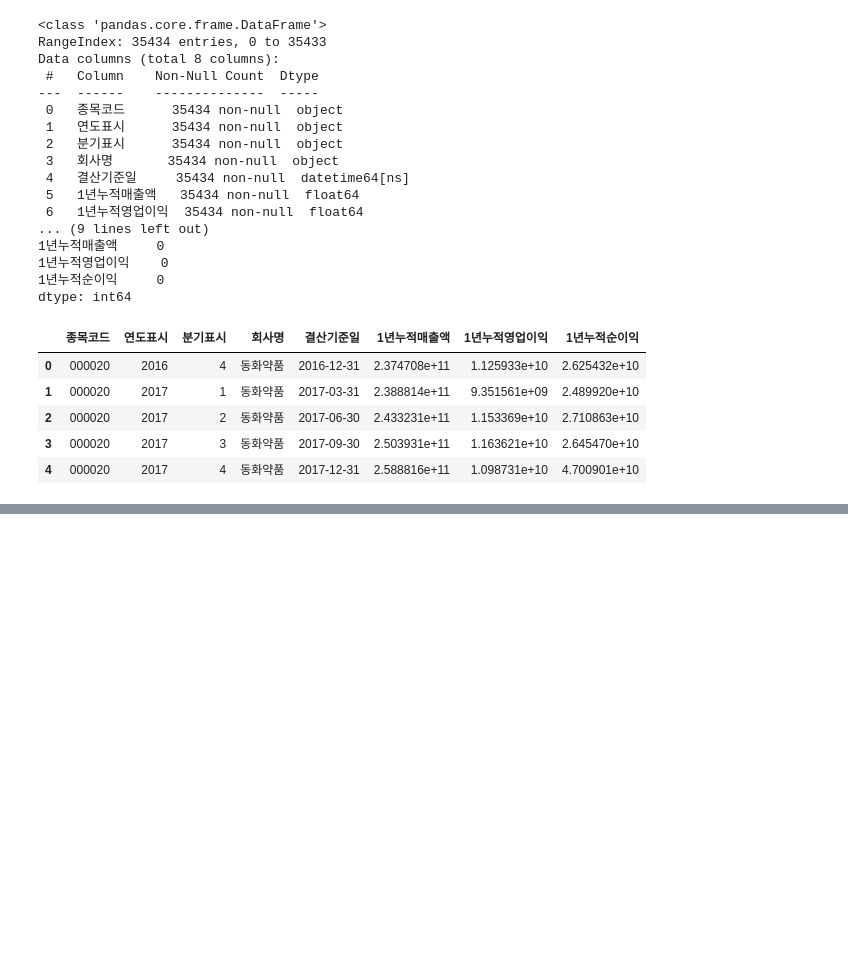
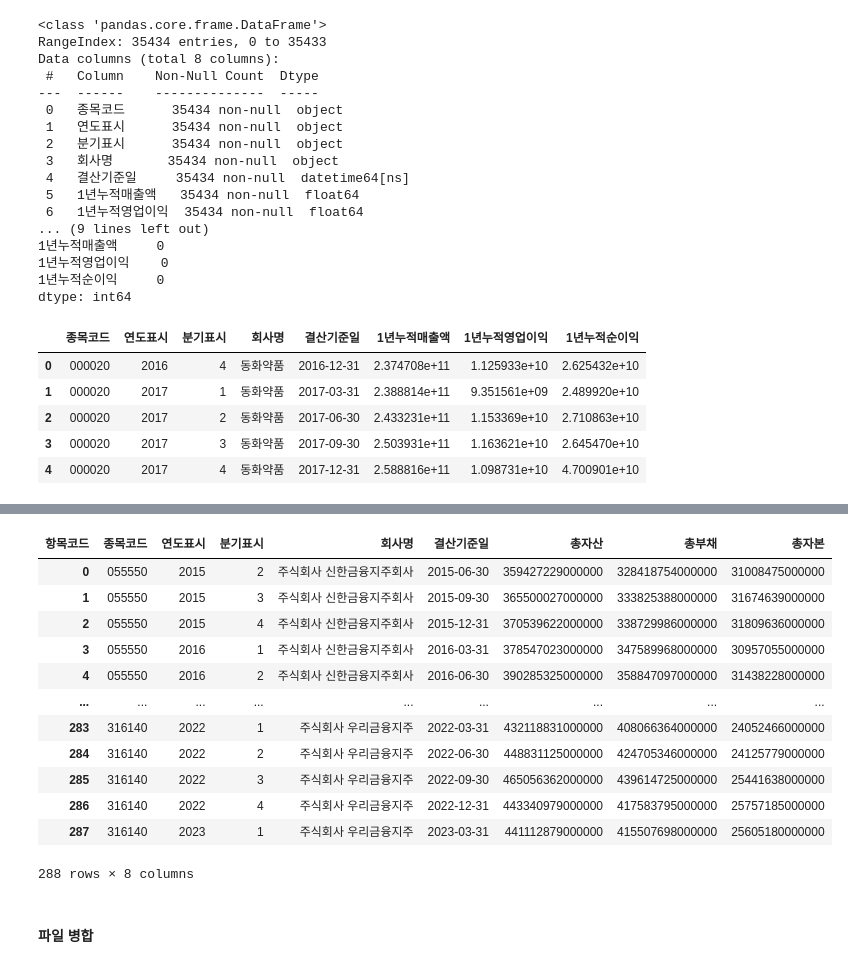
Before and after one commit to Ryong1998/snowball, a Jupyter notebook: 3_Data_Preparation.ipynb, the cells around one changed output, grey strips where cells are left out. Drawn from its saved outputs; the diff is of its cells as text; code cells hidden in the pictures; blank space fills up the shorter version.

```diff
--- a/3_Data_Preparation.ipynb
+++ b/3_Data_Preparation.ipynb
@@ -2600,0 +3076,5 @@ df_PL_final.to_pickle('/content/drive/MyDrive/snowball/data/After_data_preproces
+# %%
+import pandas as pd
+
+df_Bank_BS = pd.read_pickle('/content/drive/MyDrive/snowball/data/After_data_select/df_Bank_BS.pkl')
+df_Bank_BS.head()
@@ -2600,0 +3088,3 @@ df_PL_final.to_pickle('/content/drive/MyDrive/snowball/data/After_data_preproces
+# %%
+df_Bank_BS['분기금액'] = df_Bank_BS['분기금액']*1000000 # 단위가 백만원임으로 수정
+df_Bank_BS.head()
@@ -2600,0 +3098,21 @@ df_PL_final.to_pickle('/content/drive/MyDrive/snowball/data/After_data_preproces
+# %%
+df_Bank_BS = df_Bank_BS.pivot_table(index=['재무제표종류', '종목코드', '회사명', '결산기준일', '연도표시', '분기표시'], columns='항목코드', values='분기금액').reset_index()
+df_Bank_BS = df_Bank_BS.rename(columns={'ifrs-full_Liabilities': '총부채', 'ifrs-full_Equity': '총자본', 'ifrs-full_EquityAndLiabilities':'총자산'})
+df_Bank_BS = df_Bank_BS[['종목코드','연도표시','분기표시','회사명','결산기준일','총자산','총부채','총자본']]
+df_Bank_BS
+# %% [output]
+| 항목코드 | 종목코드 | 연도표시 | 분기표시 | 회사명 | 결산기준일 | 총자산 | 총부채 | 총자본 |
+| 0 | 055550 | 2015 | 2 | 주식회사 신한금융지주회사 | 2015-06-30 | 359427229000000 | 328418754000000 | 31008475000000 |
+| 1 | 055550 | 2015 | 3 | 주식회사 신한금융지주회사 | 2015-09-30 | 365500027000000 | 333825388000000 | 31674639000000 |
+| 2 | 055550 | 2015 | 4 | 주식회사 신한금융지주회사 | 2015-12-31 | 370539622000000 | 338729986000000 | 31809636000000 |
+| 3 | 055550 | 2016 | 1 | 주식회사 신한금융지주회사 | 2016-03-31 | 378547023000000 | 347589968000000 | 30957055000000 |
+| 4 | 055550 | 2016 | 2 | 주식회사 신한금융지주회사 | 2016-06-30 | 390285325000000 | 358847097000000 | 31438228000000 |
+| ... | ... | ... | ... | ... | ... | ... | ... | ... |
+| 283 | 316140 | 2022 | 1 | 주식회사 우리금융지주 | 2022-03-31 | 432118831000000 | 408066364000000 | 24052466000000 |
+| 284 | 316140 | 2022 | 2 | 주식회사 우리금융지주 | 2022-06-30 | 448831125000000 | 424705346000000 | 24125779000000 |
+| 285 | 316140 | 2022 | 3 | 주식회사 우리금융지주 | 2022-09-30 | 465056362000000 | 439614725000000 | 25441638000000 |
+| 286 | 316140 | 2022 | 4 | 주식회사 우리금융지주 | 2022-12-31 | 443340979000000 | 417583795000000 | 25757185000000 |
+| 287 | 316140 | 2023 | 1 | 주식회사 우리금융지주 | 2023-03-31 | 441112879000000 | 415507698000000 | 25605180000000 |
+288 rows × 8 columns
+# %% [markdown]
+#### 파일 병합
```
Also changed, not shown: parts of 50 cells of this notebook.
